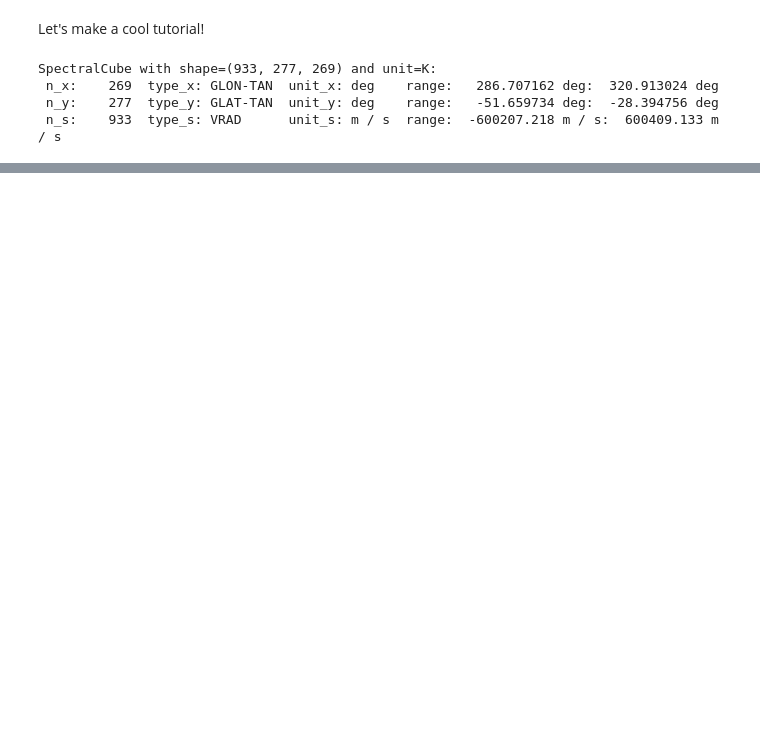
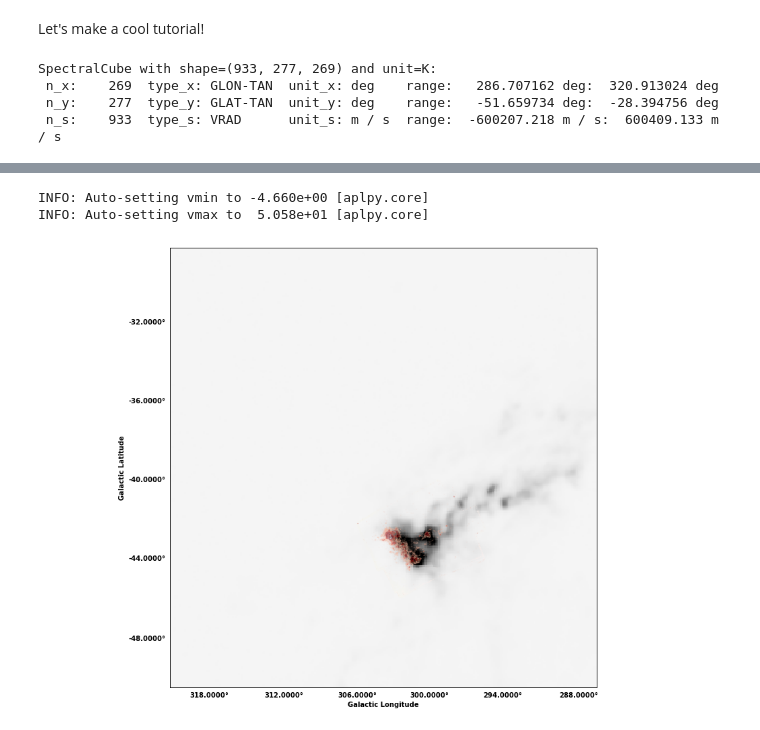
Before and after one commit to Astro-Shetty/tutorials, a Jupyter notebook: Tutorial Draft - 3D Data Cubes (reproject, spectral-cube, aplpy).ipynb, the cells around one changed output, grey strips where cells are left out. Saved outputs shown, nothing was run; the diff lists cells and outputs as text; code cells hidden in the pictures; blank space fills up the shorter version.

```diff
--- a/Tutorial Draft - 3D Data Cubes (reproject, spectral-cube, aplpy).ipynb
+++ b/Tutorial Draft - 3D Data Cubes (reproject, spectral-cube, aplpy).ipynb
@@ -70,0 +103,8 @@ result['HERSCHEL']['filter']
+# %%
+fig = plt.figure(figsize = (18,12))
+
+F = aplpy.FITSFigure(cube.hdu, dimensions = [0,1], slices = [600], figure = fig)
+
+F.show_colorscale(cmap = 'Greys')
+F.show_contour(herschel_hdu, cmap = 'Reds', alpha = .2)
+# %% [output]
@@ -71 +113,4 @@ result['HERSCHEL']['filter']
+INFO: Auto-setting vmin to -4.660e+00 [aplpy.core]
+INFO: Auto-setting vmax to  5.058e+01 [aplpy.core]
+[figure, added]
 # %%
```
Also changed, not shown: parts of 19 cells of this notebook.
